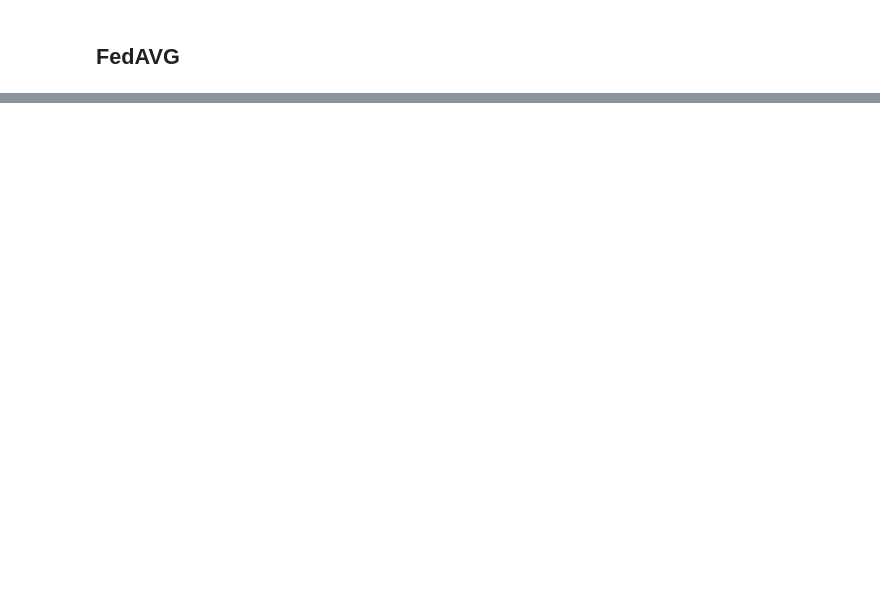
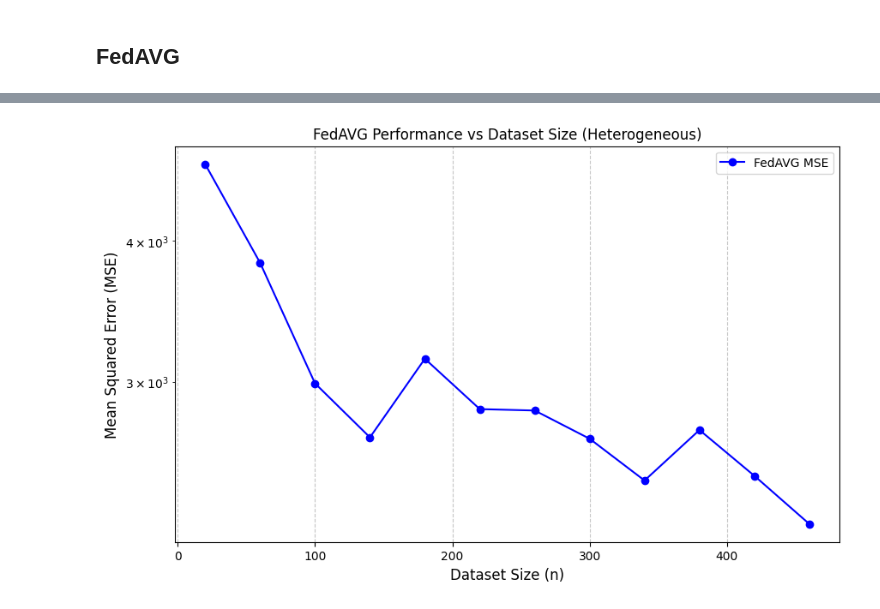
Before and after one commit to RitenkumarPatel/CS-536-Final-Project, a Jupyter notebook: FedAvg.ipynb, the cells around one changed output, grey strips where cells are left out. Cells and saved outputs as stored; diff of their text form; code cells hidden in the pictures; blank space fills up the shorter version.

```diff
--- a/FedAvg.ipynb
+++ b/FedAvg.ipynb
@@ -140,0 +201,21 @@ Minimum test MSE: 2144.1393338675616
+# %%
+base_config = {
+    'n': 100,
+    'events': 100,
+    'output_arity': 50,
+    'sensors': 10,
+    'noise_std': 0.01,
+    'seed': 42
+}
+
+n_range = range(20, 500, 40)
+results_n = sweep_parameter(CaseHFL_Heterogeneous, base_config, 'n', n_range)
+
+plot_results(
+    n_range, results_n,
+    xlabel='Dataset Size (n)',
+    title='FedAVG Performance vs Dataset Size (Heterogeneous)',
+    filename='FedAvg_datasetsize_heterogeneous.png'
+)
+# %% [output]
+[figure, added]
```
Also changed, not shown: parts of 10 cells of this notebook, 16 other files.
